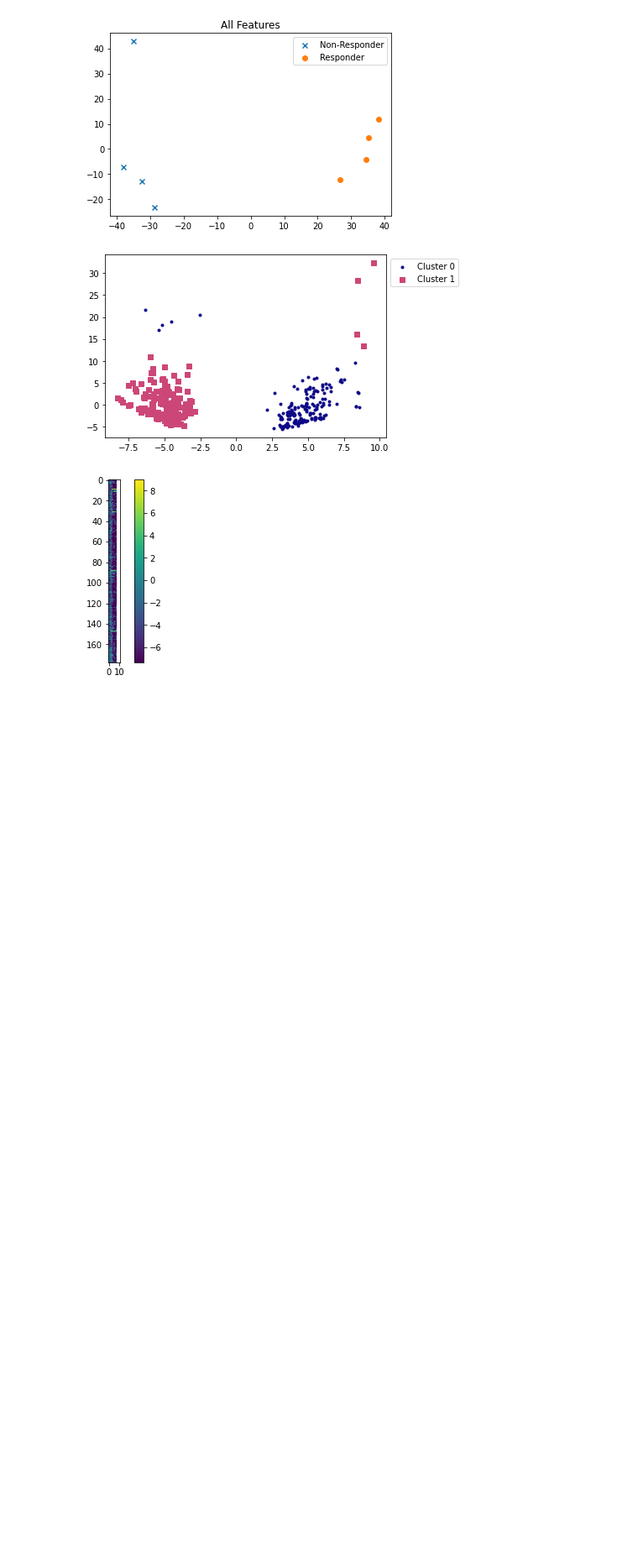
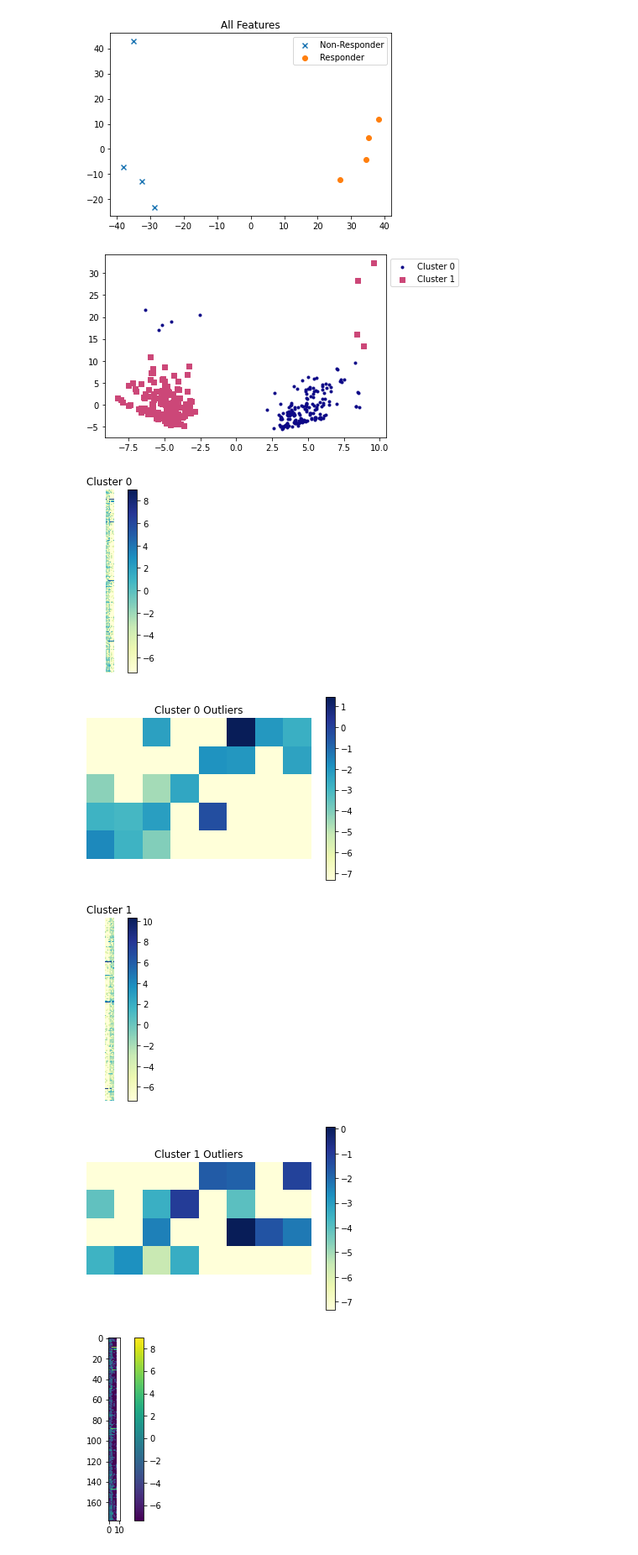
Before and after one commit to nmank/GradCourses, a Jupyter notebook: Z40_spectral_cuts.ipynb, the cells around one changed output. Shown at 84% size. Drawn from its saved outputs; the diff is of its cells as text; code cells hidden in the pictures; blank space fills up the shorter version.

```diff
--- a/Z40_spectral_cuts.ipynb
+++ b/Z40_spectral_cuts.ipynb
@@ -267,5 +268,26 @@ plt.savefig('cor_pca.png')
 # %% [output]
 [figure]
+# %%
+for i in range(0,number_clusters,1):
+    idx = np.where(labels == i)[0]
+    idx_outlier = np.where(embedding[idx,1]>11)[0]
+    plt.figure()
+    plt.imshow(sorted_X[:,idx].T, cmap=pylab.cm.YlGnBu)
+    plt.axis('off')
+    plt.title('Cluster '+str(i))
+    plt.colorbar()
+    plt.figure()
+    plt.imshow(sorted_X[:,idx_outlier].T, cmap=pylab.cm.YlGnBu)
+    plt.axis('off')
+    plt.title('Cluster '+str(i)+ ' Outliers')
+    plt.colorbar()
+    # plt.xlabel('Subject')
+    # plt.ylabel('Gene')
+# %% [output]
+[figure, added]
+[figure, added]
+[figure, added]
+[figure, added]
 # %%
 
 for i in range(2):
```
Also changed, not shown: parts of 7 cells of this notebook, 4 other files.
